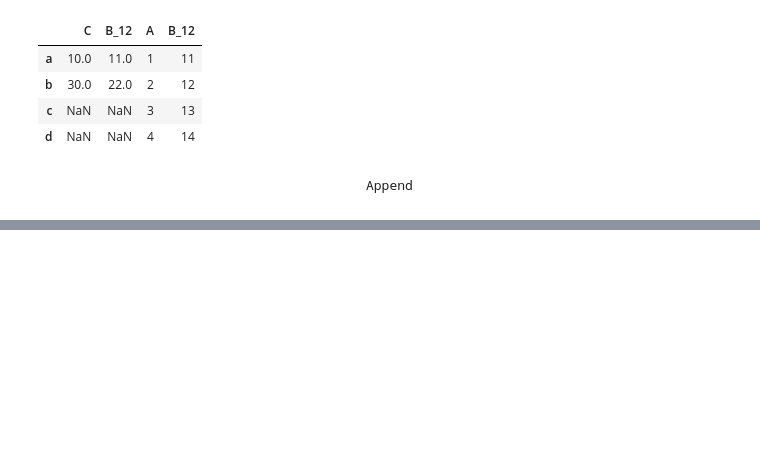
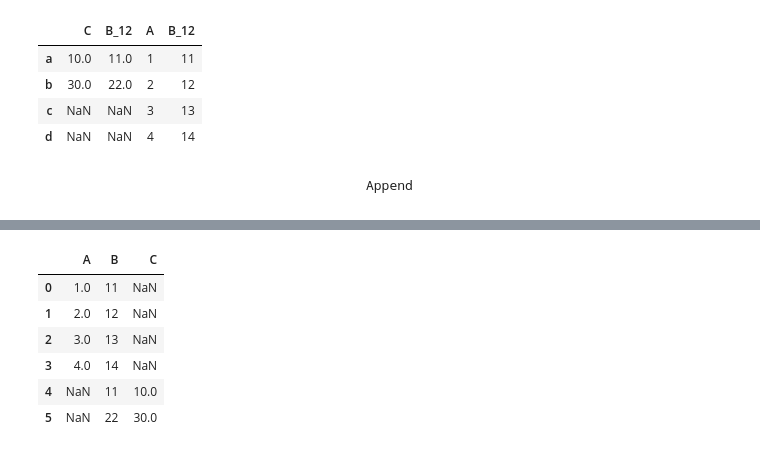
Before and after one commit to Sarvjeetjha/Pandas, a Jupyter notebook: 12_join_and_Append_data_frame.ipynb, the cells around one changed output, grey strips where cells are left out. Saved outputs shown, nothing was run; the diff lists cells and outputs as text; code cells hidden in the pictures; blank space fills up the shorter version.

```diff
--- a/12_join_and_Append_data_frame.ipynb
+++ b/12_join_and_Append_data_frame.ipynb
@@ -133,0 +139,14 @@ AttributeError: 'DataFrame' object has no attribute 'append'
+# %%
+import pandas as pd
+# changing index no of data
+var1=pd.DataFrame({'A':[1,2,3,4],'B':[11,12,13,14]},index=['a','b','c','d'])
+var2=pd.DataFrame({'C':[10,30],'B':[11,22]},index=['a','b'])
+pd.concat([var1,var2],ignore_index=True)
+# %% [output]
+|  | A | B | C |
+| 0 | 1.0 | 11 | NaN |
+| 1 | 2.0 | 12 | NaN |
+| 2 | 3.0 | 13 | NaN |
+| 3 | 4.0 | 14 | NaN |
+| 4 | NaN | 11 | 10.0 |
+| 5 | NaN | 22 | 30.0 |
```
Also changed, not shown: parts of 1 cell of this notebook, 1 other file.
